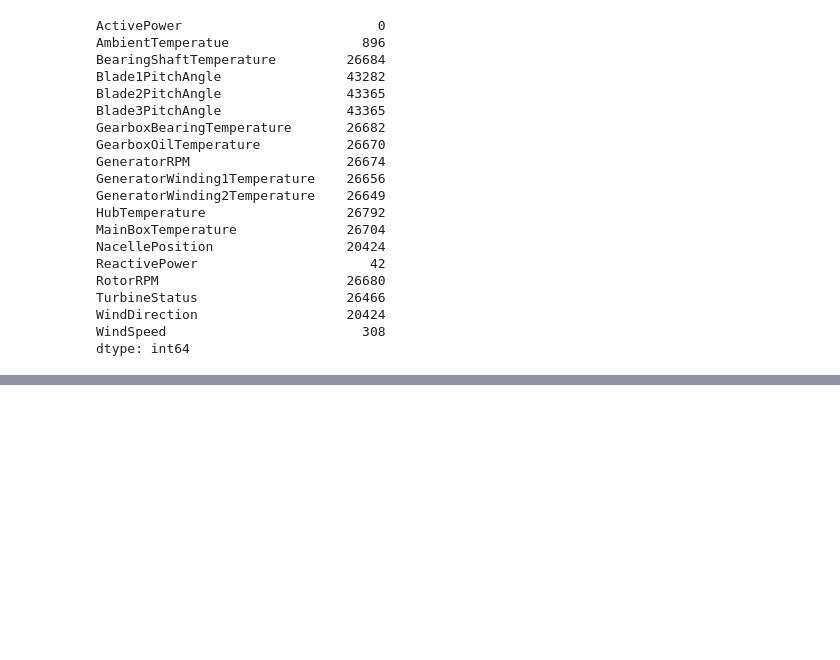
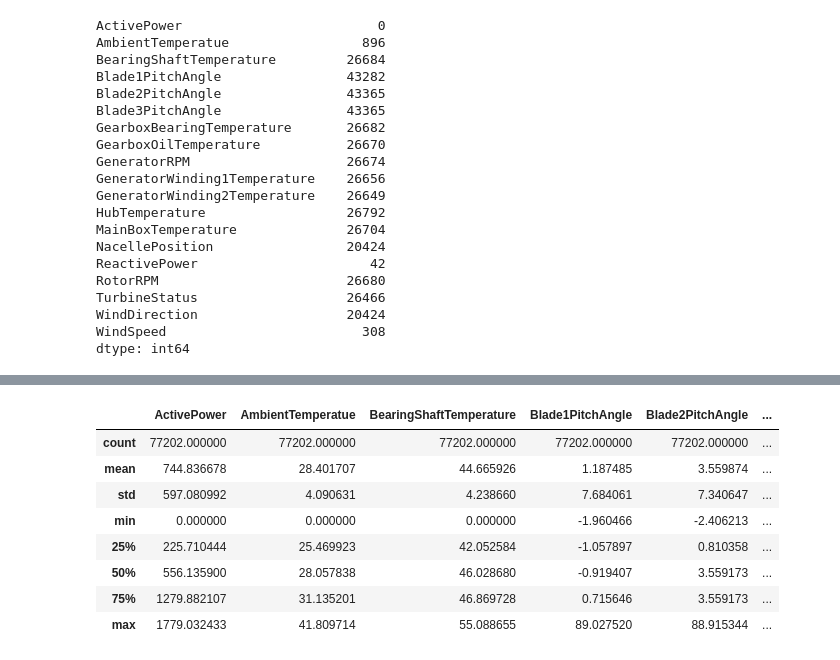
Before and after one commit to ynaung24/power-generation-forecasting, a Jupyter notebook: eda.ipynb, the cells around one changed output, grey strips where cells are left out. Drawn from its saved outputs; the diff is of its cells as text; code cells hidden in the pictures; blank space fills up the shorter version.

```diff
--- a/eda.ipynb
+++ b/eda.ipynb
@@ -94,0 +132,12 @@ AttributeError: module 'pandas' has no attribute 'to_csv'
+# %%
+df_imputed.isna().sum().sum()
+# %% [output]
+|  | ActivePower | AmbientTemperatue | BearingShaftTemperature | Blade1PitchAngle | Blade2PitchAngle | ... |
+| count | 77202.000000 | 77202.000000 | 77202.000000 | 77202.000000 | 77202.000000 | ... |
+| mean | 744.836678 | 28.401707 | 44.665926 | 1.187485 | 3.559874 | ... |
+| std | 597.080992 | 4.090631 | 4.238660 | 7.684061 | 7.340647 | ... |
+| min | 0.000000 | 0.000000 | 0.000000 | -1.960466 | -2.406213 | ... |
+| 25% | 225.710444 | 25.469923 | 42.052584 | -1.057897 | 0.810358 | ... |
+| 50% | 556.135900 | 28.057838 | 46.028680 | -0.919407 | 3.559173 | ... |
+| 75% | 1279.882107 | 31.135201 | 46.869728 | 0.715646 | 3.559173 | ... |
+| max | 1779.032433 | 41.809714 | 55.088655 | 89.027520 | 88.915344 | ... |
```
Also changed, not shown: parts of 5 cells of this notebook, 2 other files.
